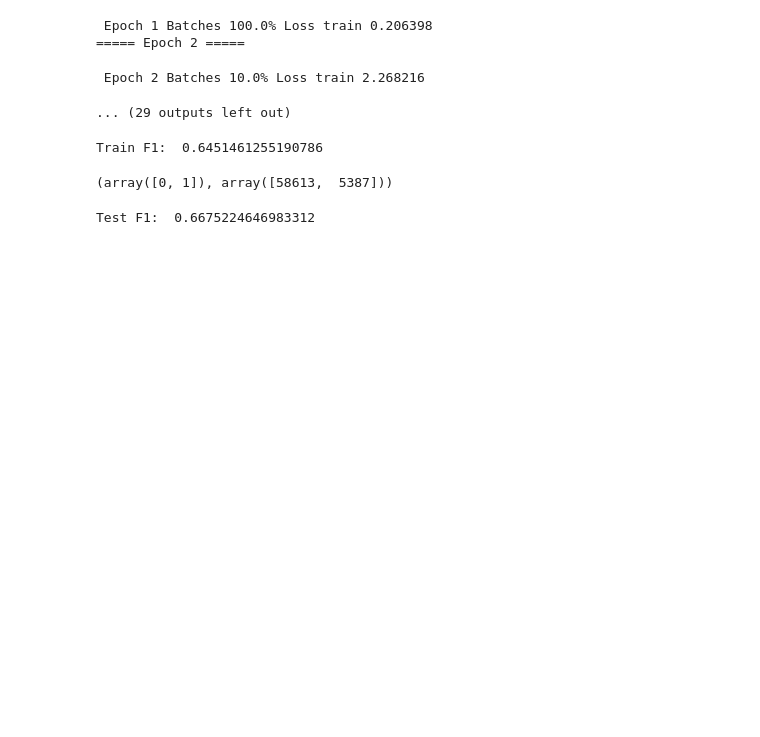
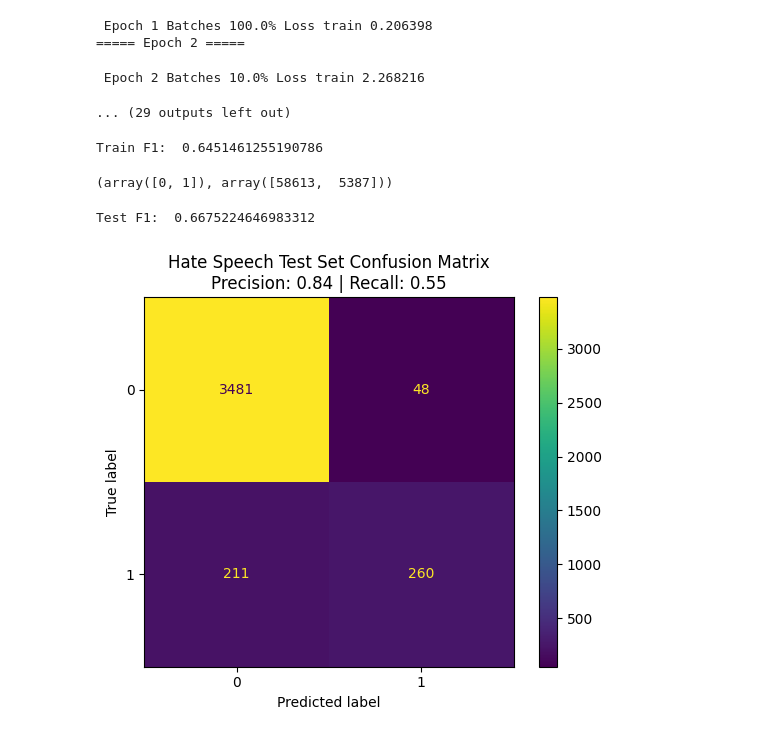
Before and after one commit to gerritq/NLP-projects, a Jupyter notebook: distilbert-fine-tuning/DistilBert_HateSpeech.ipynb, the cells around one changed output. Cells and saved outputs as stored; diff of their text form; code cells hidden in the pictures; blank space fills up the shorter version.

```diff
--- a/distilbert-fine-tuning/DistilBert_HateSpeech.ipynb
+++ b/distilbert-fine-tuning/DistilBert_HateSpeech.ipynb
@@ -344,3 +345,20 @@ with torch.no_grad():
 print("Test F1: ", f1_score(eval_dict["val_preds"], eval_dict["val_labels"]))
 # %% [output]
 Test F1:  0.6675224646983312
+# %%
+# Test set validation
+confusion_matrix = metrics.confusion_matrix(eval_dict['val_labels'], eval_dict['val_preds'])
+cm_display = metrics.ConfusionMatrixDisplay(confusion_matrix=confusion_matrix, display_labels=[0, 1])
+cm_display.plot()
+
+# get precision and recall
+precision = metrics.precision_score(eval_dict['val_labels'], eval_dict['val_preds'])
+recall = metrics.recall_score(eval_dict['val_labels'], eval_dict['val_preds'])
+
+# plot
+plt.title(f'Hate Speech Test Set Confusion Matrix\nPrecision: {precision:.2f} | Recall: {recall:.2f}')
+plt.savefig('hate_speech_cm.png', format='png', dpi=300)
+
+plt.show()
+# %% [output]
+[figure, added]
```
Also changed, not shown: parts of 1 cell of this notebook.
